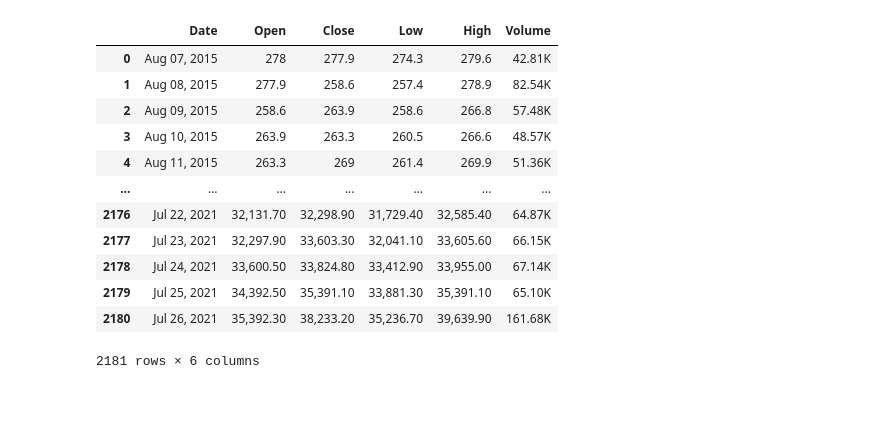
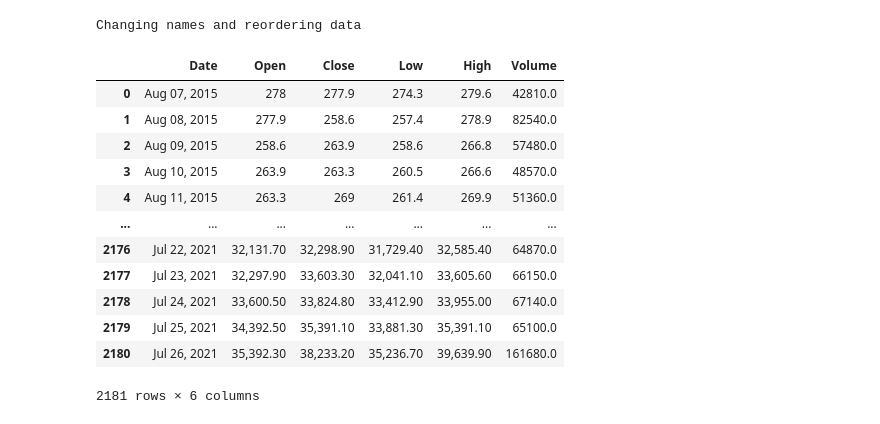
Before and after one commit to data301-2021-winter1/project-group08-project, a Jupyter notebook: notebooks/Colinmillette.ipynb, the cells around one changed output. Cells and saved outputs as stored; diff of their text form; code cells hidden in the pictures.

```diff
--- a/notebooks/Colinmillette.ipynb
+++ b/notebooks/Colinmillette.ipynb
@@ -1,26 +1,37 @@
 # %%
 import pandas as pd
-
-df = pd.read_csv('C:/Users/mille/school/year3/Data301/project-group08-project/data/processed/Bitcoin Historical Data cleaned.csv')
-df.rename(columns={'Vol.':'Volume'}, inplace=True)
-df = df.reindex(columns=['Date','Open','Close','Low','High','Volume'])
-df = df.iloc[::-1]
-df = df.reset_index(drop=True)
-df
+import seaborn as sns
+bc = pd.read_csv('C:/Users/mille/school/year3/Data301/project-group08-project/data/processed/Bitcoin Historical Data cleaned.csv')
+print('\033[1m'+'Changing names and reordering data'+'\033[0m')
+bc.rename(columns={'Vol.':'Volume'}, inplace=True)
+bc = bc.dropna(axis=0)
+bc = bc.reindex(columns=['Date','Open','Close','Low','High','Volume'])
+bc = bc.iloc[::-1]
+bc = bc.reset_index(drop=True)
+def value_to_float(x):
+    if type(x) == float or type(x) == int:
+        return x
+    if 'K' in x:
+        if len(x) > 1:
+            return float(x.replace('K', '')) * 1000
+        return 1000.0
+bc['Volume'] = bc['Volume'].apply(value_to_float)
+bc
 # %% [output]
+Changing names and reordering data
 |  | Date | Open | Close | Low | High | Volume |
-| 0 | Aug 07, 2015 | 278 | 277.9 | 274.3 | 279.6 | 42.81K |
-| 1 | Aug 08, 2015 | 277.9 | 258.6 | 257.4 | 278.9 | 82.54K |
-| 2 | Aug 09, 2015 | 258.6 | 263.9 | 258.6 | 266.8 | 57.48K |
-| 3 | Aug 10, 2015 | 263.9 | 263.3 | 260.5 | 266.6 | 48.57K |
-| 4 | Aug 11, 2015 | 263.3 | 269 | 261.4 | 269.9 | 51.36K |
+| 0 | Aug 07, 2015 | 278 | 277.9 | 274.3 | 279.6 | 42810.0 |
+| 1 | Aug 08, 2015 | 277.9 | 258.6 | 257.4 | 278.9 | 82540.0 |
+| 2 | Aug 09, 2015 | 258.6 | 263.9 | 258.6 | 266.8 | 57480.0 |
+| 3 | Aug 10, 2015 | 263.9 | 263.3 | 260.5 | 266.6 | 48570.0 |
+| 4 | Aug 11, 2015 | 263.3 | 269 | 261.4 | 269.9 | 51360.0 |
 | ... | ... | ... | ... | ... | ... | ... |
-| 2176 | Jul 22, 2021 | 32,131.70 | 32,298.90 | 31,729.40 | 32,585.40 | 64.87K |
-| 2177 | Jul 23, 2021 | 32,297.90 | 33,603.30 | 32,041.10 | 33,605.60 | 66.15K |
-| 2178 | Jul 24, 2021 | 33,600.50 | 33,824.80 | 33,412.90 | 33,955.00 | 67.14K |
-| 2179 | Jul 25, 2021 | 34,392.50 | 35,391.10 | 33,881.30 | 35,391.10 | 65.10K |
-| 2180 | Jul 26, 2021 | 35,392.30 | 38,233.20 | 35,236.70 | 39,639.90 | 161.68K |
+| 2176 | Jul 22, 2021 | 32,131.70 | 32,298.90 | 31,729.40 | 32,585.40 | 64870.0 |
+| 2177 | Jul 23, 2021 | 32,297.90 | 33,603.30 | 32,041.10 | 33,605.60 | 66150.0 |
+| 2178 | Jul 24, 2021 | 33,600.50 | 33,824.80 | 33,412.90 | 33,955.00 | 67140.0 |
+| 2179 | Jul 25, 2021 | 34,392.50 | 35,391.10 | 33,881.30 | 35,391.10 | 65100.0 |
+| 2180 | Jul 26, 2021 | 35,392.30 | 38,233.20 | 35,236.70 | 39,639.90 | 161680.0 |
-2181 rows × 6 columns
+2181 rows × 6 columns
 # %%
 import pandas as pd
 import seaborn as sns
```
Also changed, not shown: parts of 4 cells of this notebook.
